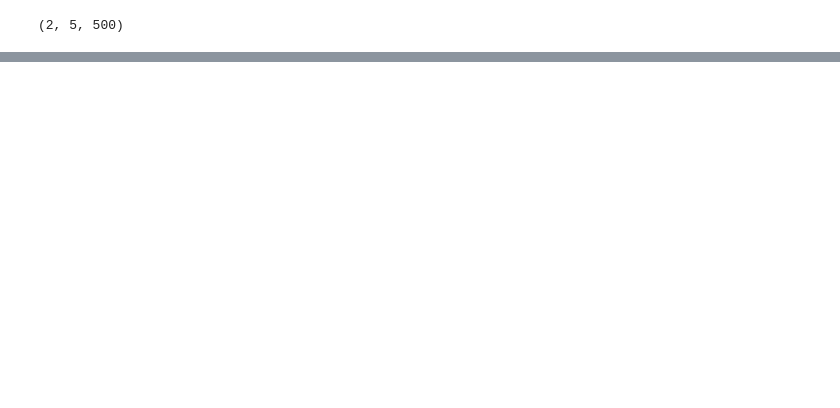
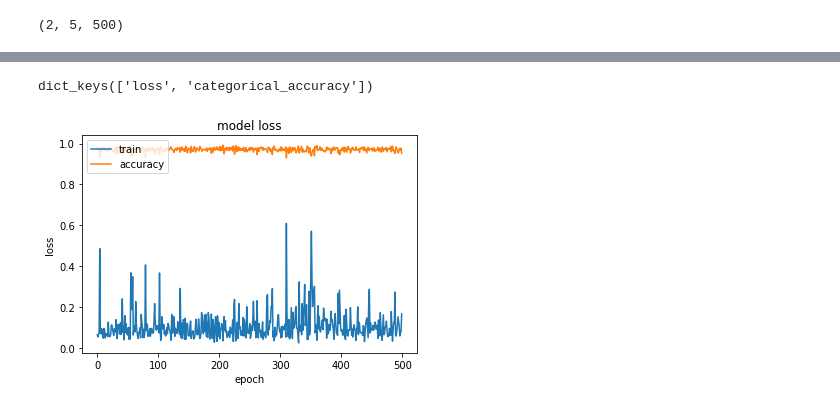
Before and after one commit to tanhtm/DeepLearning, a Jupyter notebook: Documents/NeuralNetwork/Planar data classification with Deep Neural Network - Tensorflow.ipynb, the cells around one changed output, grey strips where cells are left out. Drawn from its saved outputs; the diff is of its cells as text; code cells hidden in the pictures; blank space fills up the shorter version.

```diff
--- a/Documents/NeuralNetwork/Planar data classification with Deep Neural Network - Tensorflow.ipynb
+++ b/Documents/NeuralNetwork/Planar data classification with Deep Neural Network - Tensorflow.ipynb
@@ -43,6 +77,9 @@ n_x, n_y, m
 # %%
-inputs = keras.Input(shape=(n_x,), name='digits')
-x = layers.Dense(64, activation='relu', name='dense_1')(inputs)
-x = layers.Dense(64, activation='relu', name='dense_2')(x)
-outputs = layers.Dense(n_y, activation='softmax', name='predictions')(x)
-model = keras.Model(inputs=inputs, outputs=outputs)
+#Layers
+input_layer = keras.Input(shape=(n_x,), name='digits')
+h_layer_1 = layers.Dense(128, activation='relu', name='dense_1')(input_layer)
+h_layer_2 = layers.Dense(64, activation='relu', name='dense_2')(h_layer_1)
+h_layer_3 = layers.Dense(32, activation='relu', name='dense_3')(h_layer_2)
+h_layer_4 = layers.Dense(16, activation='relu', name='dense_4')(h_layer_3)
+h_layer_5 = layers.Dense(8, activation='relu', name='dense_5')(h_layer_4)
+output_layer = layers.Dense(n_y, activation='softmax', name='predictions')(h_layer_5)
@@ -85,0 +127,15 @@ Epoch 200/200
+# %%
+history.history.keys()
+# %% [output]
+dict_keys(['loss', 'categorical_accuracy'])
+# %%
+# summarize history for loss
+plt.plot(history.history['loss'])
+plt.plot(history.history['categorical_accuracy'])
+plt.title('model loss')
+plt.ylabel('loss')
+plt.xlabel('epoch')
+plt.legend(['train', 'accuracy'], loc='upper left')
+plt.show()
+# %% [output]
+[figure, added]
```
Also changed, not shown: parts of 22 cells of this notebook, 1 other file.
